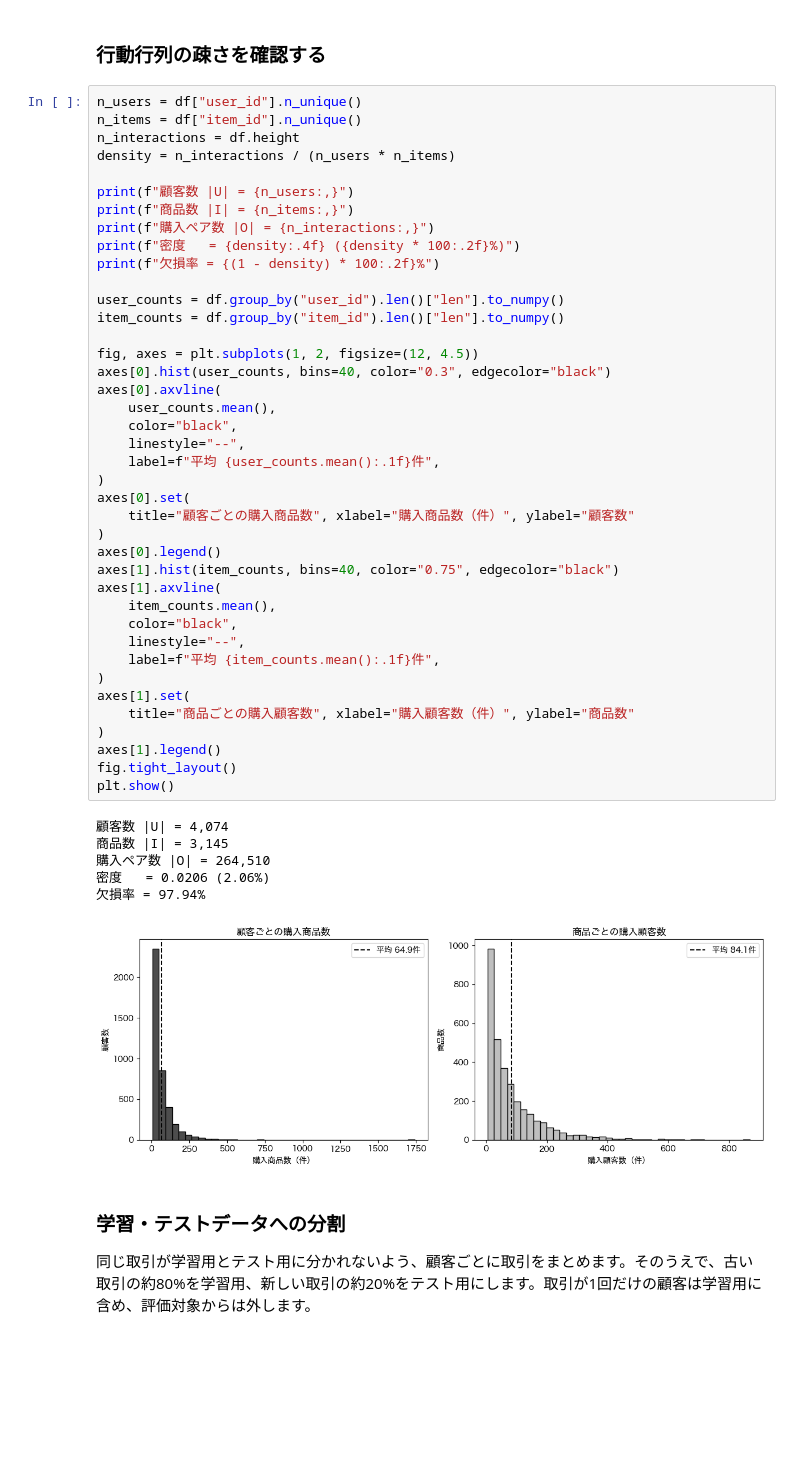
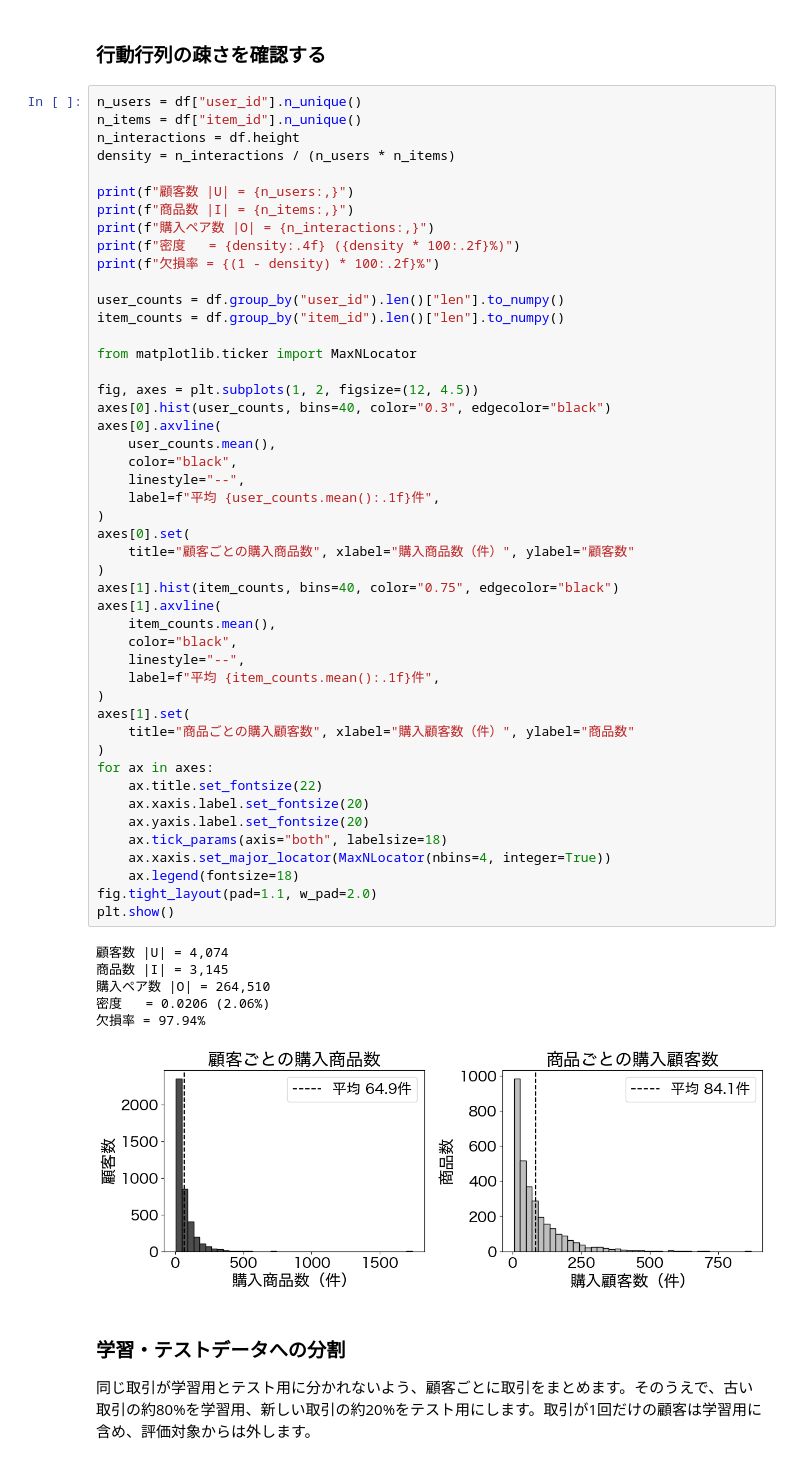
Before and after one commit to gihyo-book/marketing_science_book, a Jupyter notebook: 11/11_main.ipynb, the cells around one changed output. Drawn from its saved outputs; the diff is of its cells as text; blank space fills up the shorter version.

```diff
--- a/11/11_main.ipynb
+++ b/11/11_main.ipynb
@@ -178,38 +178,45 @@ print(f"欠損率 = {(1 - density) * 100:.2f}%")
 user_counts = df.group_by("user_id").len()["len"].to_numpy()
 item_counts = df.group_by("item_id").len()["len"].to_numpy()
 
+from matplotlib.ticker import MaxNLocator
+
 fig, axes = plt.subplots(1, 2, figsize=(12, 4.5))
 axes[0].hist(user_counts, bins=40, color="0.3", edgecolor="black")
 axes[0].axvline(
     user_counts.mean(),
     color="black",
     linestyle="--",
     label=f"平均 {user_counts.mean():.1f}件",
 )
 axes[0].set(
     title="顧客ごとの購入商品数", xlabel="購入商品数（件）", ylabel="顧客数"
 )
-axes[0].legend()
 axes[1].hist(item_counts, bins=40, color="0.75", edgecolor="black")
 axes[1].axvline(
     item_counts.mean(),
     color="black",
     linestyle="--",
     label=f"平均 {item_counts.mean():.1f}件",
 )
 axes[1].set(
     title="商品ごとの購入顧客数", xlabel="購入顧客数（件）", ylabel="商品数"
 )
-axes[1].legend()
-fig.tight_layout()
+for ax in axes:
+    ax.title.set_fontsize(22)
+    ax.xaxis.label.set_fontsize(20)
+    ax.yaxis.label.set_fontsize(20)
+    ax.tick_params(axis="both", labelsize=18)
+    ax.xaxis.set_major_locator(MaxNLocator(nbins=4, integer=True))
+    ax.legend(fontsize=18)
+fig.tight_layout(pad=1.1, w_pad=2.0)
 plt.show()
 # %% [output]
 顧客数 |U| = 4,074
 商品数 |I| = 3,145
 購入ペア数 |O| = 264,510
 密度   = 0.0206 (2.06%)
 欠損率 = 97.94%
-[figure, old version]
+[figure, new version]
 # %% [markdown]
 ### 学習・テストデータへの分割
 
```
Also changed, not shown: parts of 2 cells of this notebook, 13 other files.
